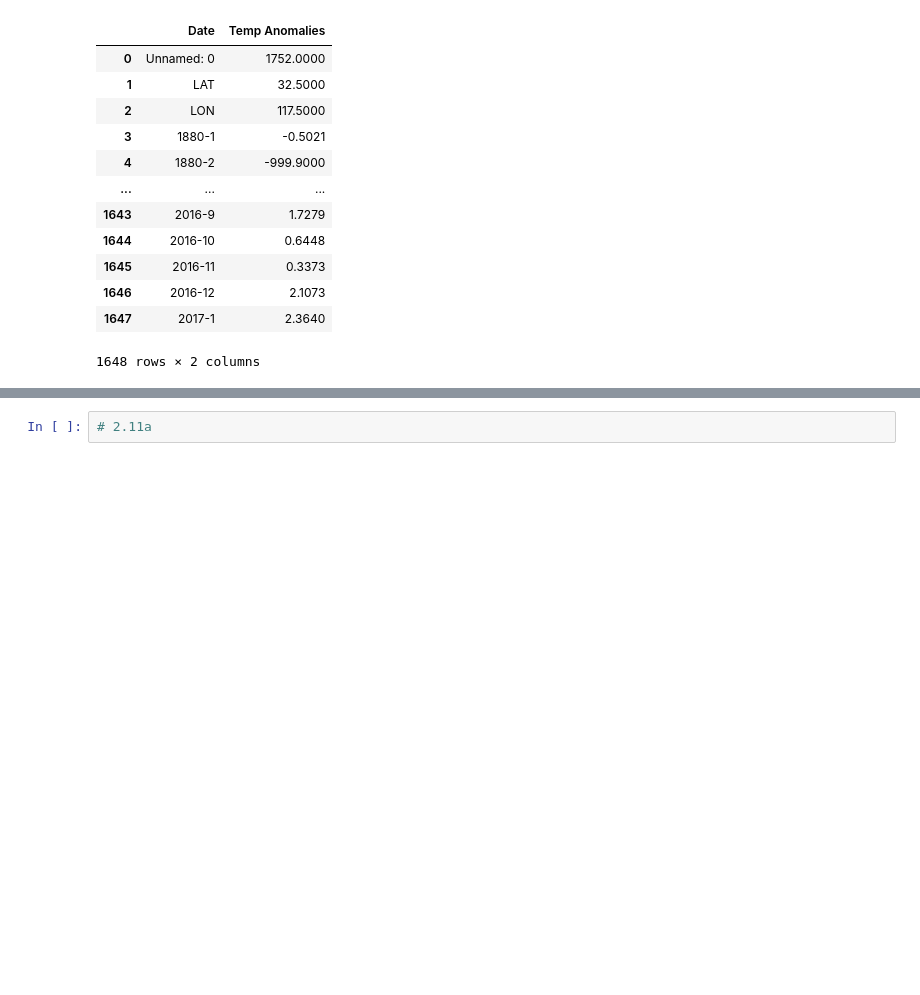
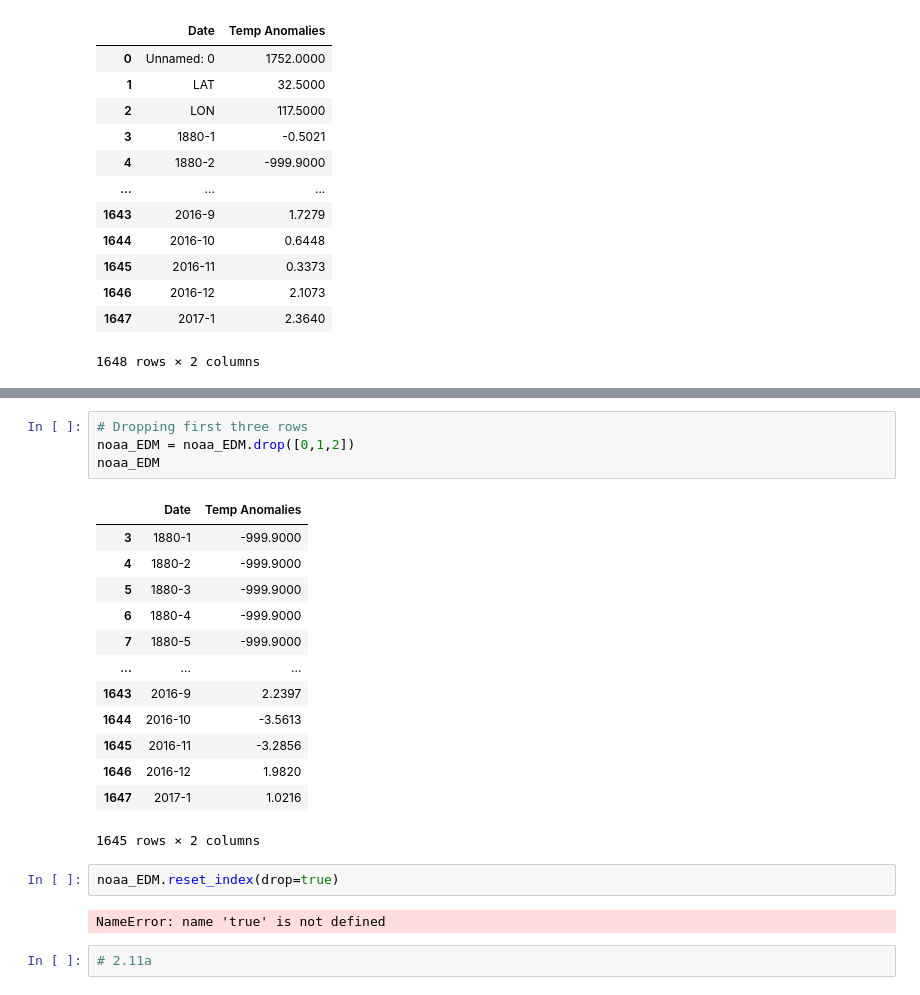
Before and after one commit to jordan-gilmartin/cuyamaca-climatology-analysis, a Jupyter notebook: cuyamaca-climatology-analysis.ipynb, the cells around one changed output, grey strips where cells are left out. Drawn from its saved outputs; the diff is of its cells as text; blank space fills up the shorter version.

Commit message:
reset index

```diff
--- a/cuyamaca-climatology-analysis.ipynb
+++ b/cuyamaca-climatology-analysis.ipynb
@@ -772,2 +784,24 @@ noaa_EDM
+# %%
+# Dropping first three rows
+noaa_EDM = noaa_EDM.drop([0,1,2])
+noaa_EDM
+# %% [output]
+|  | Date | Temp Anomalies |
+| 3 | 1880-1 | -999.9000 |
+| 4 | 1880-2 | -999.9000 |
+| 5 | 1880-3 | -999.9000 |
+| 6 | 1880-4 | -999.9000 |
+| 7 | 1880-5 | -999.9000 |
+| ... | ... | ... |
+| 1643 | 2016-9 | 2.2397 |
+| 1644 | 2016-10 | -3.5613 |
+| 1645 | 2016-11 | -3.2856 |
+| 1646 | 2016-12 | 1.9820 |
+| 1647 | 2017-1 | 1.0216 |
+1645 rows × 2 columns
+# %%
+noaa_EDM.reset_index(drop=true)
+# %% [output]
+NameError: name 'true' is not defined
 # %%
 # 2.11a
```
Also changed, not shown: parts of 1 cell of this notebook.
